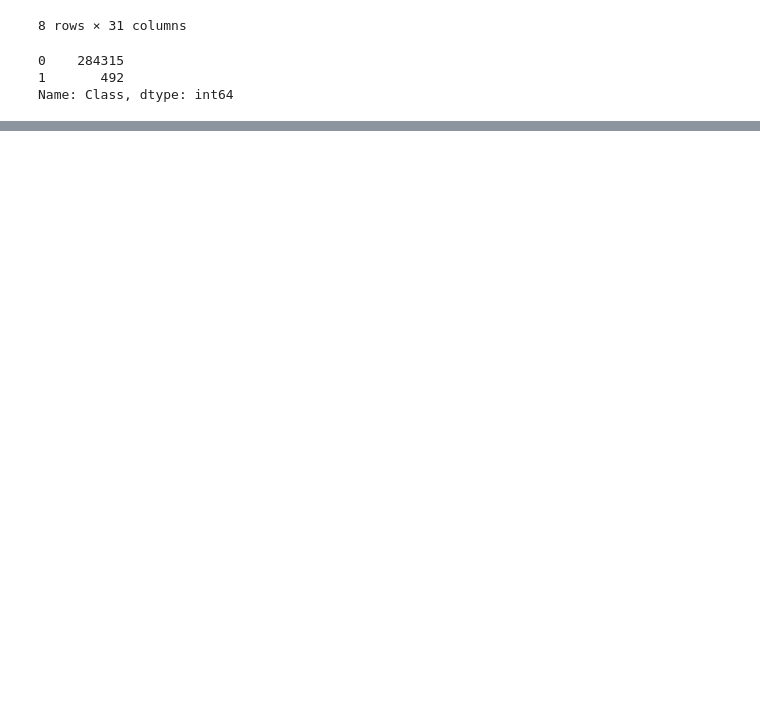
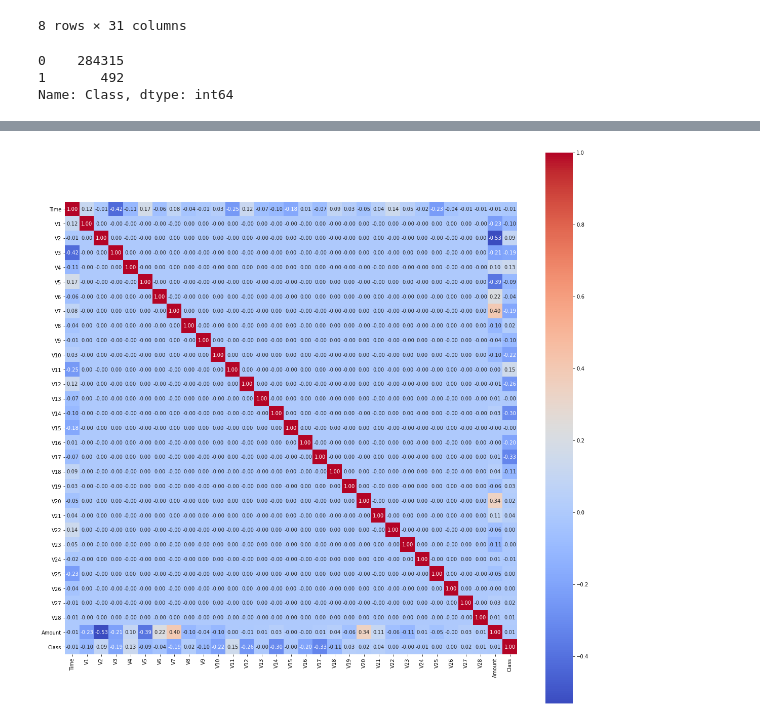
Before and after one commit to samuelpat/fraud-detection, a Jupyter notebook: Fraud Detection.ipynb, the cells around one changed output, grey strips where cells are left out. Saved outputs shown, nothing was run; the diff lists cells and outputs as text; code cells hidden in the pictures; blank space fills up the shorter version.

```diff
--- a/Fraud Detection.ipynb
+++ b/Fraud Detection.ipynb
@@ -60,0 +78,12 @@ Name: Class, dtype: int64
+# %%
+corr = df.corr('pearson')
+plt.figure(figsize=(20,20))
+sns.heatmap(corr, cbar = True,  square = True, annot=True, fmt= '.2f',annot_kws={'size': 10},
+           xticklabels= df.columns,
+           yticklabels= df.columns,
+           cmap= 'coolwarm')
+# plt.xticks(rotation = 45)
+# plt.yticks(rotation = 45)
+plt.show()
+# %% [output]
+[figure, added]
```
Also changed, not shown: parts of 6 cells of this notebook.
